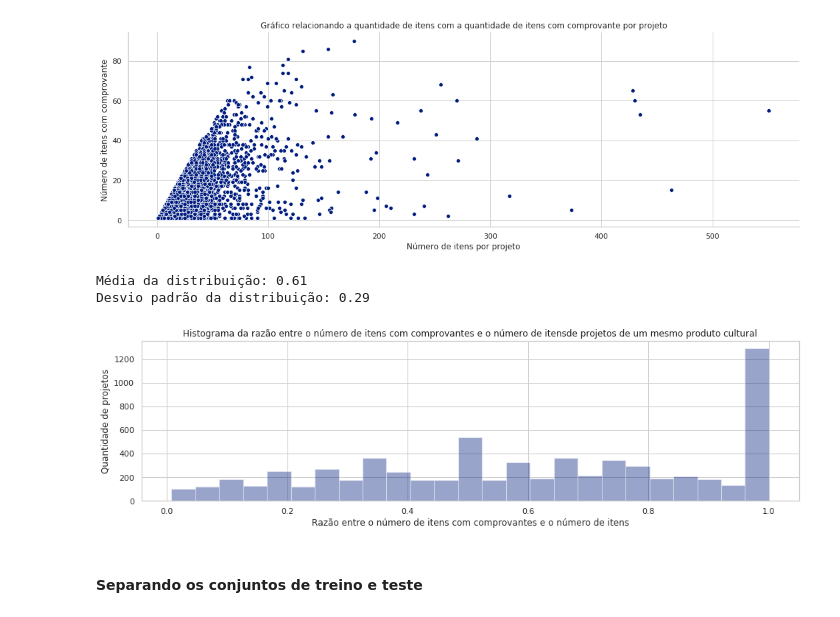
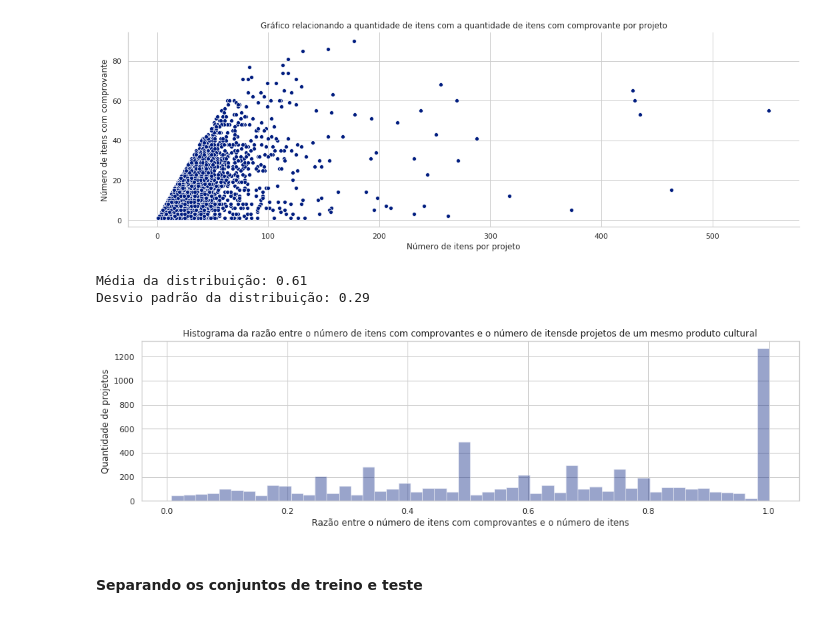
Before and after one commit to lappis-unb/salic-ml, a Jupyter notebook: notebooks/report/analysis_of_items_receipts_ratio.ipynb, the cells around one changed output. Cells and saved outputs as stored; diff of their text form; code cells hidden in the pictures.

```diff
--- a/notebooks/report/analysis_of_items_receipts_ratio.ipynb
+++ b/notebooks/report/analysis_of_items_receipts_ratio.ipynb
@@ -227,23 +215,23 @@ plt.title('Gráfico relacionando a quantidade de itens com a quantidade de itens
 # %%
 sns.set(style='whitegrid', palette='dark')
 f, ax = plt.subplots(figsize=(16,4))
 
-sns.distplot(projects, bins=25, kde=False)
+sns.distplot(projects, bins=50, kde=False)
 plt.title('Histograma da razão entre o número de itens com comprovantes e o número de itens' +
           'de projetos de um mesmo produto cultural')
 plt.ylabel('Quantidade de projetos')
 plt.xlabel('Razão entre o número de itens com comprovantes e o número de itens')
 plt.grid(True)
 
 expected_mean = np.mean(projects)
 expected_std = np.std(projects)
 
 print('Média da distribuição: %.2lf' % expected_mean)
 print('Desvio padrão da distribuição: %.2lf\n' % expected_std)
 # %% [output]
 Média da distribuição: 0.61
 Desvio padrão da distribuição: 0.29
-[figure, old version]
+[figure, new version]
 # %% [markdown]
 #### Separando os conjuntos de treino e teste
 # %%
```
Also changed, not shown: parts of 11 cells of this notebook.
